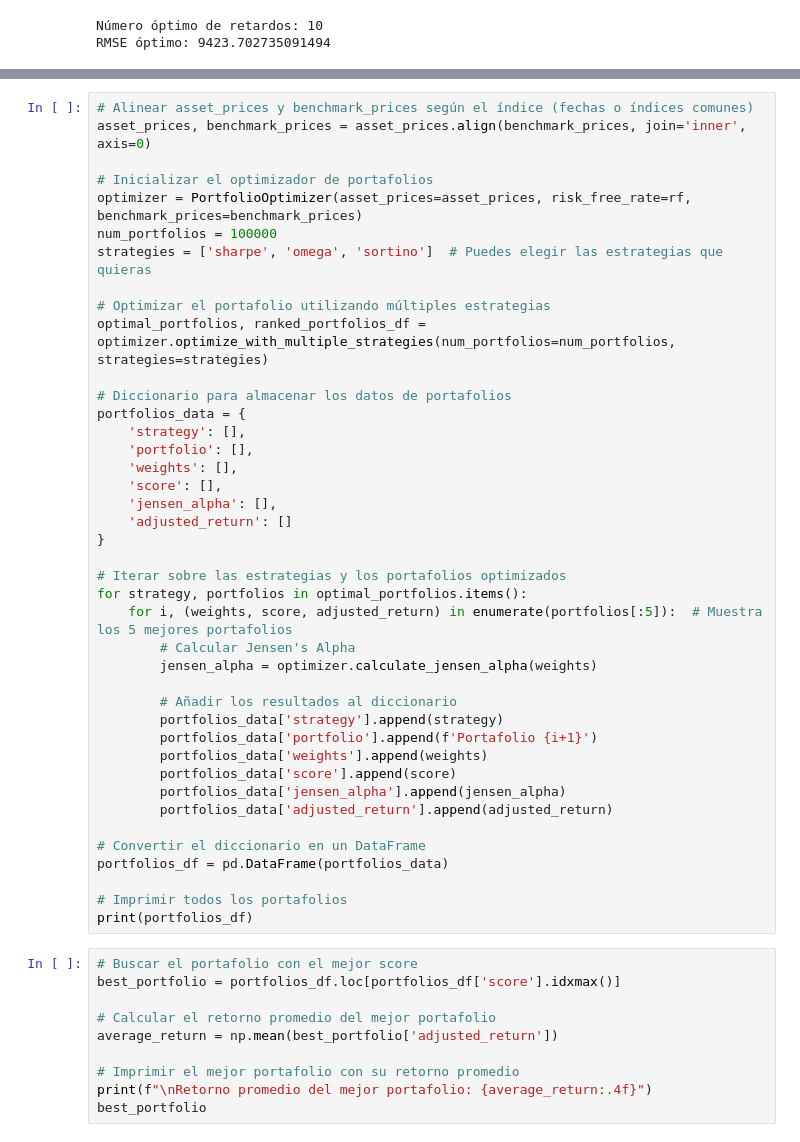
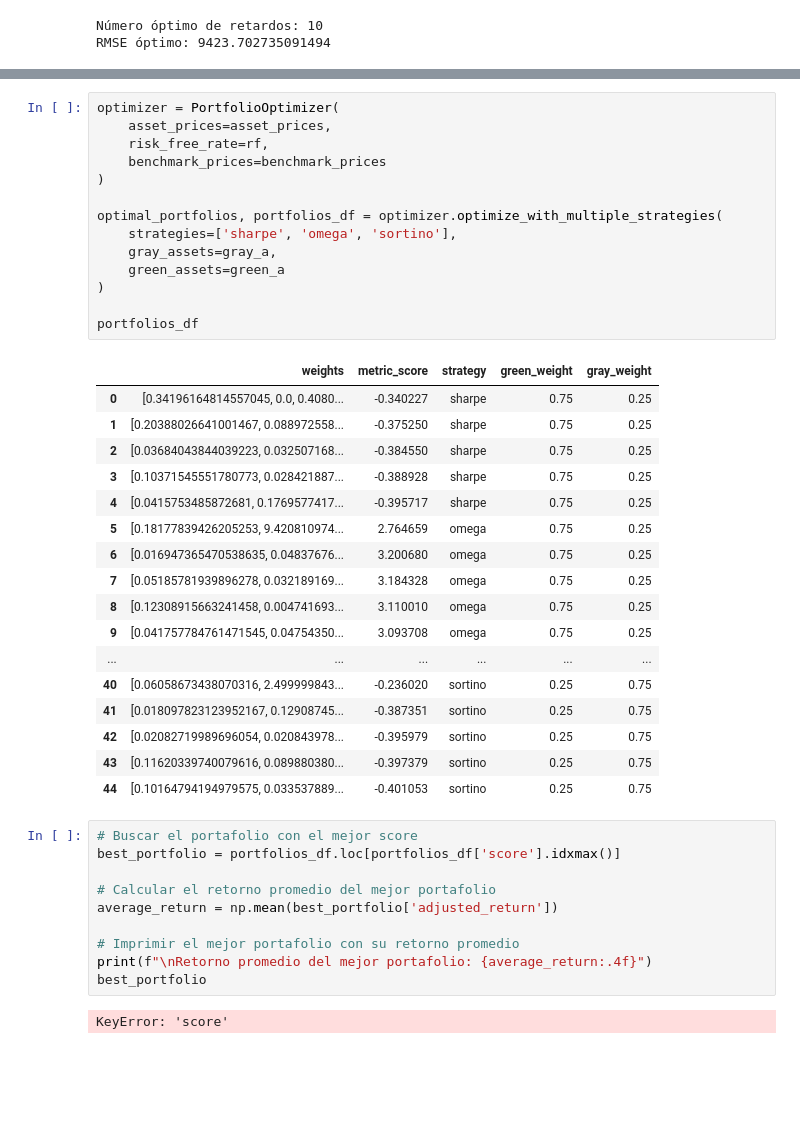
Before and after one commit to luisrc44/QAA-with-Climate-Change-and-ESG, a Jupyter notebook: QAA_wCC.ipynb, the cells around one changed output, grey strips where cells are left out. Cells and saved outputs as stored; diff of their text form; blank space fills up the shorter version.

Commit message:
Portfolios logic

```diff
--- a/QAA_wCC.ipynb
+++ b/QAA_wCC.ipynb
@@ -140,44 +162,35 @@ scenario_dice.plot_scenarios(results, years=years)
 # %%
-# Alinear asset_prices y benchmark_prices según el índice (fechas o índices comunes)
-asset_prices, benchmark_prices = asset_prices.align(benchmark_prices, join='inner', axis=0)
+optimizer = PortfolioOptimizer(
+    asset_prices=asset_prices,
+    risk_free_rate=rf,
+    benchmark_prices=benchmark_prices
+)
 
-# Inicializar el optimizador de portafolios
-optimizer = PortfolioOptimizer(asset_prices=asset_prices, risk_free_rate=rf, benchmark_prices=benchmark_prices)
-num_portfolios = 100000
-strategies = ['sharpe', 'omega', 'sortino']  # Puedes elegir las estrategias que quieras
+optimal_portfolios, portfolios_df = optimizer.optimize_with_multiple_strategies(
+    strategies=['sharpe', 'omega', 'sortino'],
+    gray_assets=gray_a,
+    green_assets=green_a
+)
 
-# Optimizar el portafolio utilizando múltiples estrategias
-optimal_portfolios, ranked_portfolios_df = optimizer.optimize_with_multiple_strategies(num_portfolios=num_portfolios, strategies=strategies)
-
-# Diccionario para almacenar los datos de portafolios
-portfolios_data = {
-    'strategy': [],
-    'portfolio': [],
-    'weights': [],
-    'score': [],
-    'jensen_alpha': [],
-    'adjusted_return': []
-}
-
-# Iterar sobre las estrategias y los portafolios optimizados
-for strategy, portfolios in optimal_portfolios.items():
-    for i, (weights, score, adjusted_return) in enumerate(portfolios[:5]):  # Muestra los 5 mejores portafolios
-        # Calcular Jensen's Alpha
-        jensen_alpha = optimizer.calculate_jensen_alpha(weights)
-
-        # Añadir los resultados al diccionario
-        portfolios_data['strategy'].append(strategy)
-        portfolios_data['portfolio'].append(f'Portafolio {i+1}')
-        portfolios_data['weights'].append(weights)
-        portfolios_data['score'].append(score)
-        portfolios_data['jensen_alpha'].append(jensen_alpha)
-        portfolios_data['adjusted_return'].append(adjusted_return)
-
-# Convertir el diccionario en un DataFrame
-portfolios_df = pd.DataFrame(portfolios_data)
-
-# Imprimir todos los portafolios
-print(portfolios_df)
+portfolios_df
+# %% [output]
+|  | weights | metric_score | strategy | green_weight | gray_weight |
+| 0 | [0.34196164814557045, 0.0, 0.4080... | -0.340227 | sharpe | 0.75 | 0.25 |
+| 1 | [0.20388026641001467, 0.088972558... | -0.375250 | sharpe | 0.75 | 0.25 |
+| 2 | [0.03684043844039223, 0.032507168... | -0.384550 | sharpe | 0.75 | 0.25 |
+| 3 | [0.10371545551780773, 0.028421887... | -0.388928 | sharpe | 0.75 | 0.25 |
+| 4 | [0.0415753485872681, 0.1769577417... | -0.395717 | sharpe | 0.75 | 0.25 |
+| 5 | [0.18177839426205253, 9.420810974... | 2.764659 | omega | 0.75 | 0.25 |
+| 6 | [0.016947365470538635, 0.04837676... | 3.200680 | omega | 0.75 | 0.25 |
+| 7 | [0.05185781939896278, 0.032189169... | 3.184328 | omega | 0.75 | 0.25 |
+| 8 | [0.12308915663241458, 0.004741693... | 3.110010 | omega | 0.75 | 0.25 |
+| 9 | [0.041757784761471545, 0.04754350... | 3.093708 | omega | 0.75 | 0.25 |
+| ... | ... | ... | ... | ... | ... |
+| 40 | [0.06058673438070316, 2.499999843... | -0.236020 | sortino | 0.25 | 0.75 |
+| 41 | [0.018097823123952167, 0.12908745... | -0.387351 | sortino | 0.25 | 0.75 |
+| 42 | [0.02082719989696054, 0.020843978... | -0.395979 | sortino | 0.25 | 0.75 |
+| 43 | [0.11620339740079616, 0.089880380... | -0.397379 | sortino | 0.25 | 0.75 |
+| 44 | [0.10164794194979575, 0.033537889... | -0.401053 | sortino | 0.25 | 0.75 |
 # %%
 # Buscar el portafolio con el mejor score
 best_portfolio = portfolios_df.loc[portfolios_df['score'].idxmax()]
@@ -188,3 +201,5 @@ average_return = np.mean(best_portfolio['adjusted_return'])
 # Imprimir el mejor portafolio con su retorno promedio
 print(f"\nRetorno promedio del mejor portafolio: {average_return:.4f}")
 best_portfolio
+# %% [output]
+KeyError: 'score'
```
Also changed, not shown: parts of 3 cells of this notebook, 1 other file.
